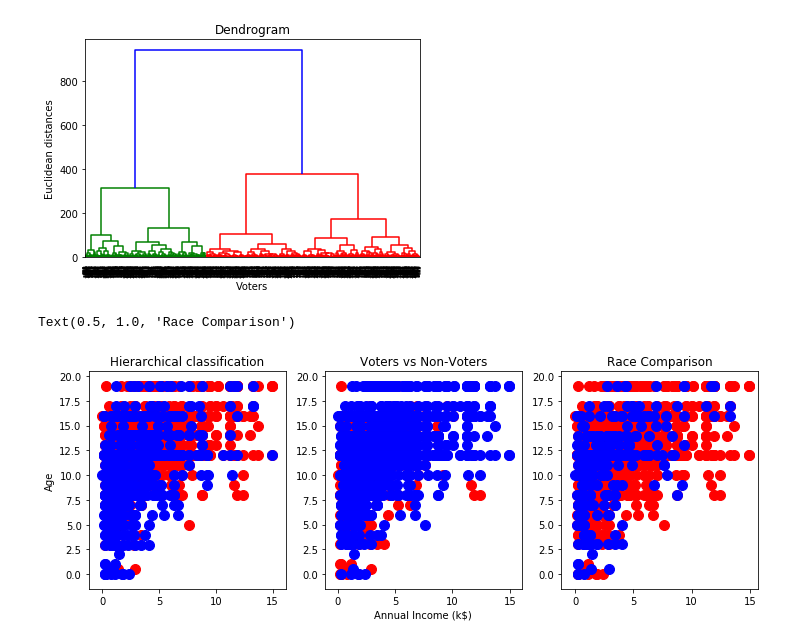
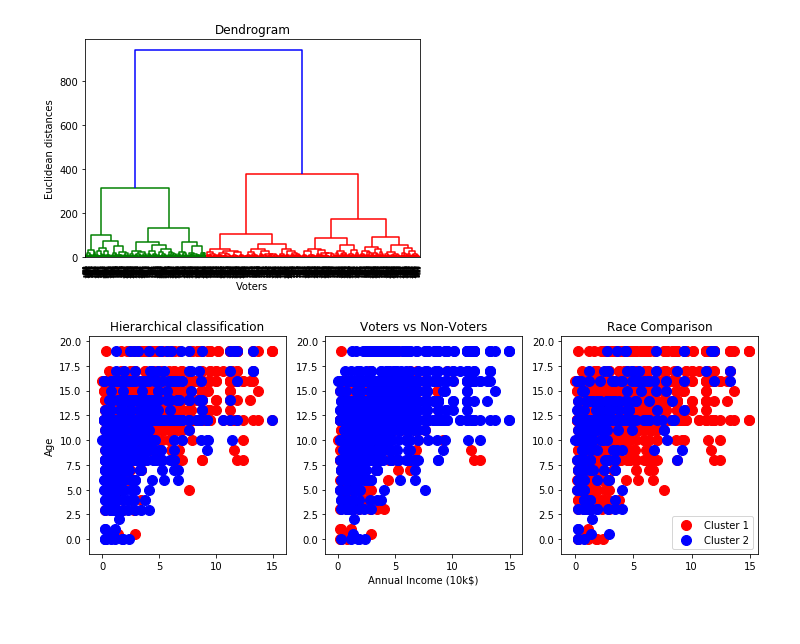
Before and after one commit to sganpat/COMP5014, a Jupyter notebook: Assignment_1.ipynb, the cells around one changed output. Cells and saved outputs as stored; diff of their text form; code cells hidden in the pictures.

Commit message:
Modified plot

```diff
--- a/Assignment_1.ipynb
+++ b/Assignment_1.ipynb
@@ -36,25 +36,27 @@ y_hc = hc.fit_predict(X)
 # %%
 # Visualising the clusters
 plt.rcParams['figure.figsize'] = 12, 4
 
 # Plot of classification
 plt.subplot(1,3,1)
 plt.scatter(X[y_hc == 0, 0], X[y_hc == 0, 1], s = 100, c = 'red', label = 'Cluster 1')
 plt.scatter(X[y_hc == 1, 0], X[y_hc == 1, 1], s = 100, c = 'blue', label = 'Cluster 2')
 plt.title('Hierarchical classification')
 plt.ylabel('Age')
 
 # Plot of values compares to people who voted
 plt.subplot(1,3,2)
 plt.scatter(X[voted == 0, 0], X[voted == 0, 1], s = 100, c = 'red', label = 'Cluster 1')
 plt.scatter(X[voted == 1, 0], X[voted == 1, 1], s = 100, c = 'blue', label = 'Cluster 2')
 plt.title('Voters vs Non-Voters')
-plt.xlabel('Annual Income (k$)')
+plt.xlabel('Annual Income (10k$)')
 
 plt.subplot(1,3,3)
 plt.scatter(X[race == 'white', 0], X[race == 'white', 1], s = 100, c = 'red', label = 'Cluster 1')
 plt.scatter(X[race != 'white', 0], X[race != 'white', 1], s = 100, c = 'blue', label = 'Cluster 2')
 plt.title('Race Comparison')
+
+plt.legend()
+plt.show()
 # %% [output]
-Text(0.5, 1.0, 'Race Comparison')
-[figure, old version]
+[figure, new version]
```
